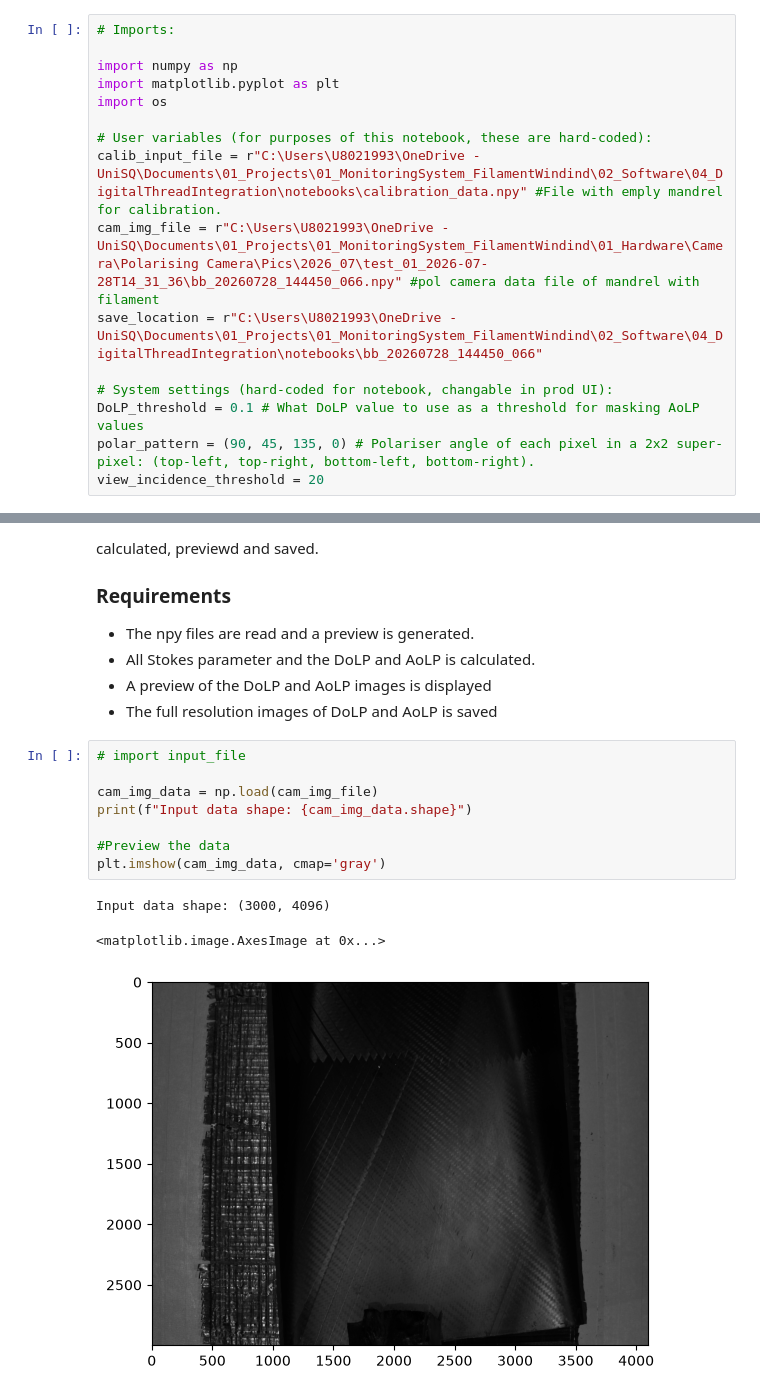
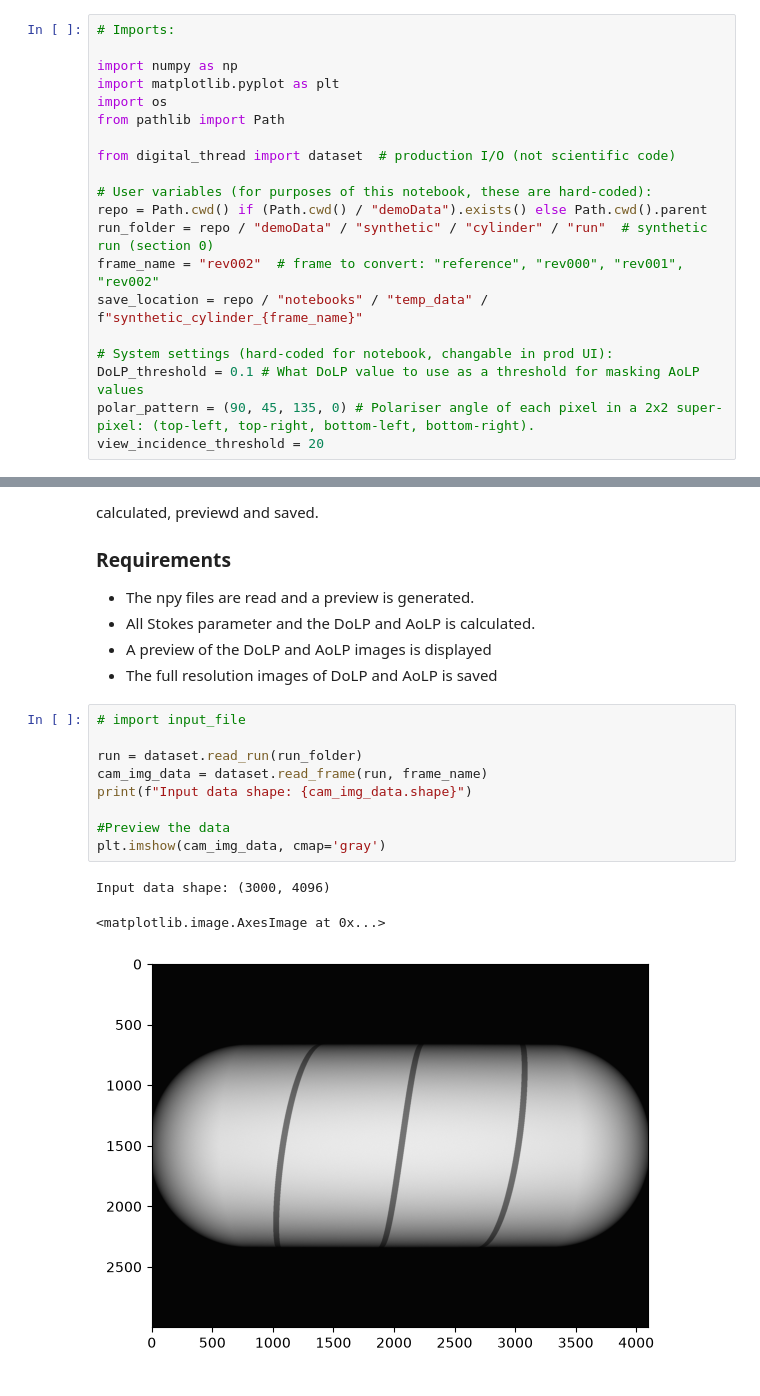
Before and after one commit to chrismimra/filamentwinding_digitalthread, a Jupyter notebook: notebooks/01_DigitalThreadNotebook.ipynb, the cells around one changed output, grey strips where cells are left out. Drawn from its saved outputs; the diff is of its cells as text.

```diff
--- a/notebooks/01_DigitalThreadNotebook.ipynb
+++ b/notebooks/01_DigitalThreadNotebook.ipynb
@@ -21,11 +110,15 @@ The digital twin integration for the monitoring system consists of 8 differnet p
 import numpy as np
 import matplotlib.pyplot as plt
 import os
+from pathlib import Path
+
+from digital_thread import dataset  # production I/O (not scientific code)
 
 # User variables (for purposes of this notebook, these are hard-coded):
-calib_input_file = r"C:\Users\U8021993\OneDrive - UniSQ\Documents\01_Projects\01_MonitoringSystem_FilamentWindind\02_Software\04_DigitalThreadIntegration\notebooks\calibration_data.npy" #File with emply mandrel for calibration.
-cam_img_file = r"C:\Users\U8021993\OneDrive - UniSQ\Documents\01_Projects\01_MonitoringSystem_FilamentWindind\01_Hardware\Camera\Polarising Camera\Pics\2026_07\test_01_2026-07-28T14_31_36\bb_20260728_144450_066.npy" #pol camera data file of mandrel with filament
-save_location = r"C:\Users\U8021993\OneDrive - UniSQ\Documents\01_Projects\01_MonitoringSystem_FilamentWindind\02_Software\04_DigitalThreadIntegration\notebooks\bb_20260728_144450_066"
+repo = Path.cwd() if (Path.cwd() / "demoData").exists() else Path.cwd().parent
+run_folder = repo / "demoData" / "synthetic" / "cylinder" / "run"  # synthetic run (section 0)
+frame_name = "rev002"  # frame to convert: "reference", "rev000", "rev001", "rev002"
+save_location = repo / "notebooks" / "temp_data" / f"synthetic_cylinder_{frame_name}"
 
 # System settings (hard-coded for notebook, changable in prod UI):
 DoLP_threshold = 0.1 # What DoLP value to use as a threshold for masking AoLP values
@@ -79,15 +175,16 @@ The previously captured files are loaded and previewed. The DoLP and AoLP images
 # %%
 # import input_file
 
-cam_img_data = np.load(cam_img_file)
+run = dataset.read_run(run_folder)
+cam_img_data = dataset.read_frame(run, frame_name)
 print(f"Input data shape: {cam_img_data.shape}")
 
 #Preview the data
 plt.imshow(cam_img_data, cmap='gray')
 # %% [output]
 Input data shape: (3000, 4096)
 <matplotlib.image.AxesImage at 0x...>
-[figure, old version]
+[figure, new version]
 # %%
 EPS = 1e-6
 
```
Also changed, not shown: parts of 12 cells of this notebook, 29 other files.
